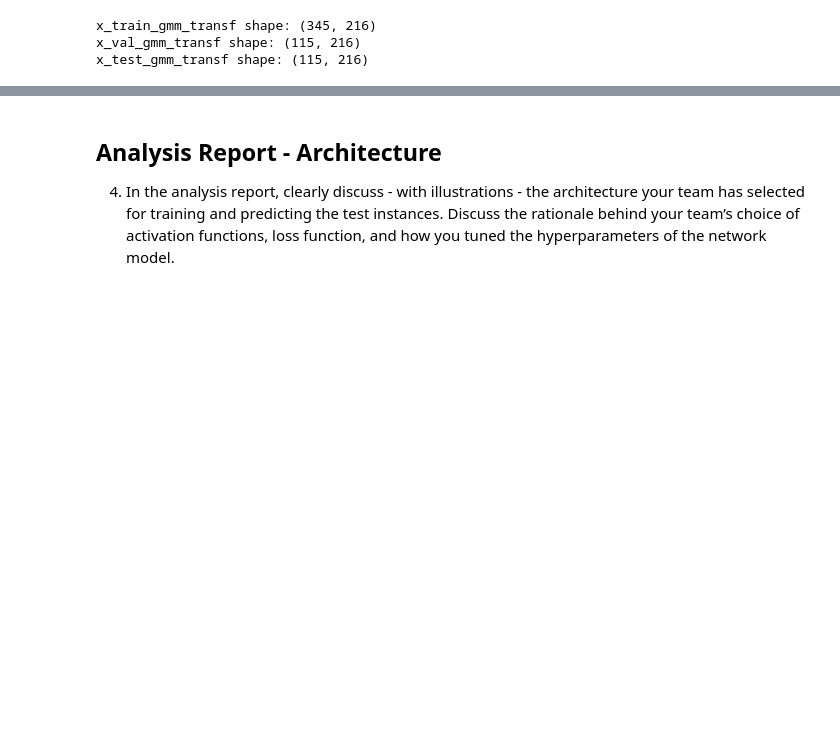
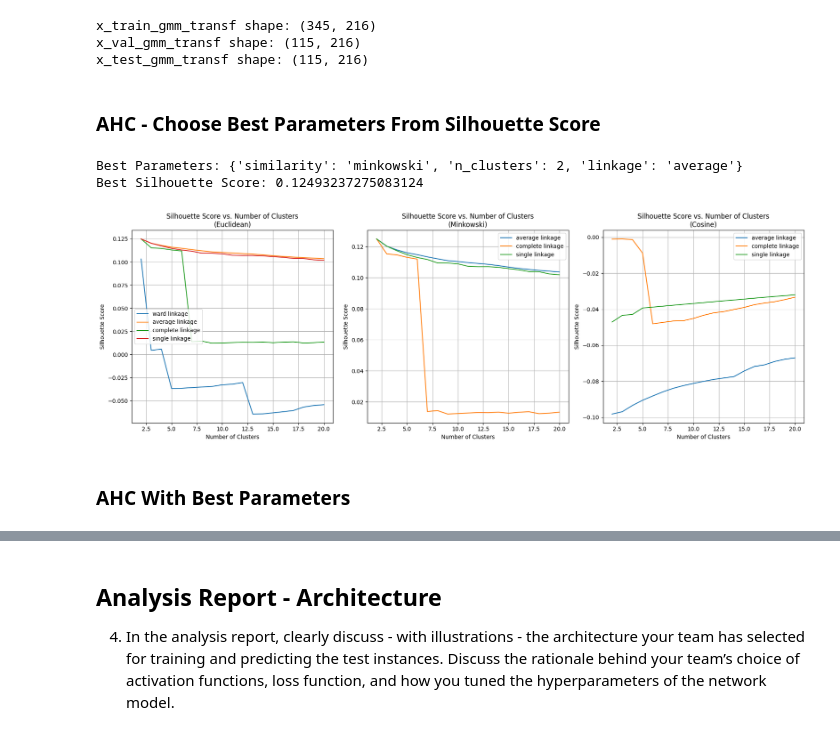
Before and after one commit to Snorlax-x-Panda/FR-I-F24, a Jupyter notebook: FRI-F24.ipynb, the cells around one changed output, grey strips where cells are left out. Drawn from its saved outputs; the diff is of its cells as text; code cells hidden in the pictures; blank space fills up the shorter version.

```diff
--- a/FRI-F24.ipynb
+++ b/FRI-F24.ipynb
@@ -289,3 +291,75 @@ print(f"x_test_gmm_transf shape: {x_test_gmm_transf.shape}")
 x_train_gmm_transf shape: (345, 216)
 x_val_gmm_transf shape: (115, 216)
 x_test_gmm_transf shape: (115, 216)
+# %% [markdown]
+<h3>AHC - Choose Best Parameters From Silhouette Score</h3>
+# %%
+similarity_measures = ["euclidean", "minkowski", "cosine"]
+clusters_range = range(2,21)
+linkage_methods = ["ward", "average", "complete", "single"]
+
+clustering_results = []
+
+best_params = {"similarity": None, "n_clusters": None, "linkage": None}
+best_score = -1  ## Initialize best silhouette score
+
+for similarity in similarity_measures:
+    for linkage in linkage_methods:
+
+        if linkage == "ward" and similarity != "euclidean":
+            continue
+
+        for n_cluster in clusters_range:
+            if similarity == "minkowski":
+                distance_matrix = pairwise_distances(x_train_pre, metric=lambda u, v: minkowski(u, v, p=2))
+                AHC_testclf = AgglomerativeClustering(n_clusters=n_cluster, metric="precomputed", linkage=linkage)
+                AHC_testclf.fit(distance_matrix)
+                data_labels = AHC_testclf.labels_
+                score = silhouette_score(distance_matrix, data_labels, metric="precomputed")
+            else:
+                AHC_testclf = AgglomerativeClustering(n_clusters=n_cluster, metric=similarity, linkage=linkage)
+                AHC_testclf.fit(x_train_pre)
+                data_labels = AHC_testclf.labels_
+                score = silhouette_score(x_train_pre, data_labels)
+
+            clustering_results.append({
+                "similarity": similarity,
+                "n_clusters": n_cluster,
+                "linkage": linkage,
+                "silhouette_score": score
+            })
+
+            if score > best_score:
+                best_score = score
+                best_params["similarity"] = similarity
+                best_params["n_clusters"] = n_cluster
+                best_params["linkage"] = linkage
+
+print(f"\nBest Parameters: {best_params}")
+print(f"Best Silhouette Score: {best_score}")
+
+clustering_results_df = pd.DataFrame(clustering_results)
+fig, axes = plt.subplots(1, 3, figsize=(18, 6))
+
+for idx, similarity in enumerate(similarity_measures):
+    ax = axes[idx]
+    for linkage in linkage_methods:
+        subset = clustering_results_df[(clustering_results_df['similarity'] == similarity) & (clustering_results_df['linkage'] == linkage)]
+
+        if similarity == "euclidean" or (similarity != "euclidean" and linkage != "ward"):
+            ax.plot(subset['n_clusters'], subset['silhouette_score'], label=f'{linkage} linkage')
+
+    ax.set_title(f'Silhouette Score vs. Number of Clusters\n({similarity.capitalize()})')
+    ax.set_xlabel('Number of Clusters')
+    ax.set_ylabel('Silhouette Score')
+    ax.legend()
+    ax.grid(True)
+
+plt.tight_layout()
+plt.show()
+# %% [output]
+Best Parameters: {'similarity': 'minkowski', 'n_clusters': 2, 'linkage': 'average'}
+Best Silhouette Score: 0.12493237275083124
+[figure, added]
+# %% [markdown]
+<h3>AHC With Best Parameters</h3>
```
Also changed, not shown: parts of 13 cells of this notebook.
